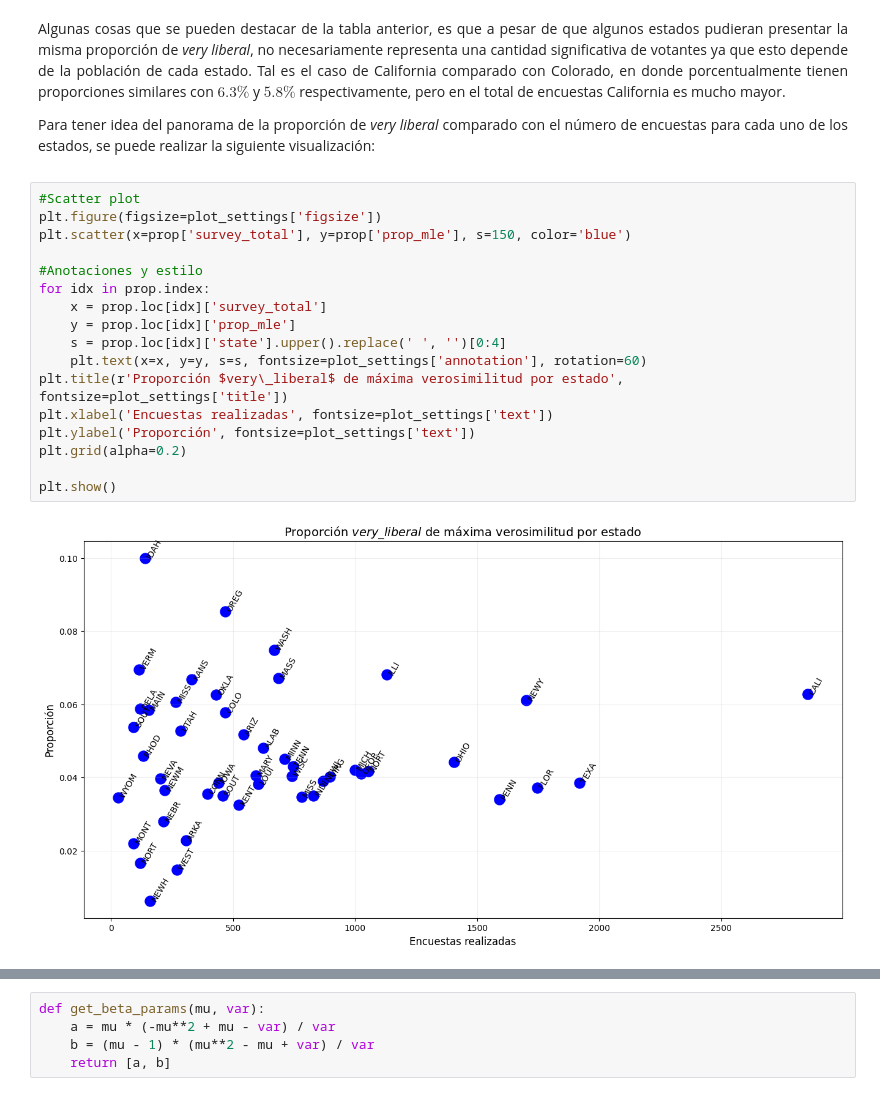
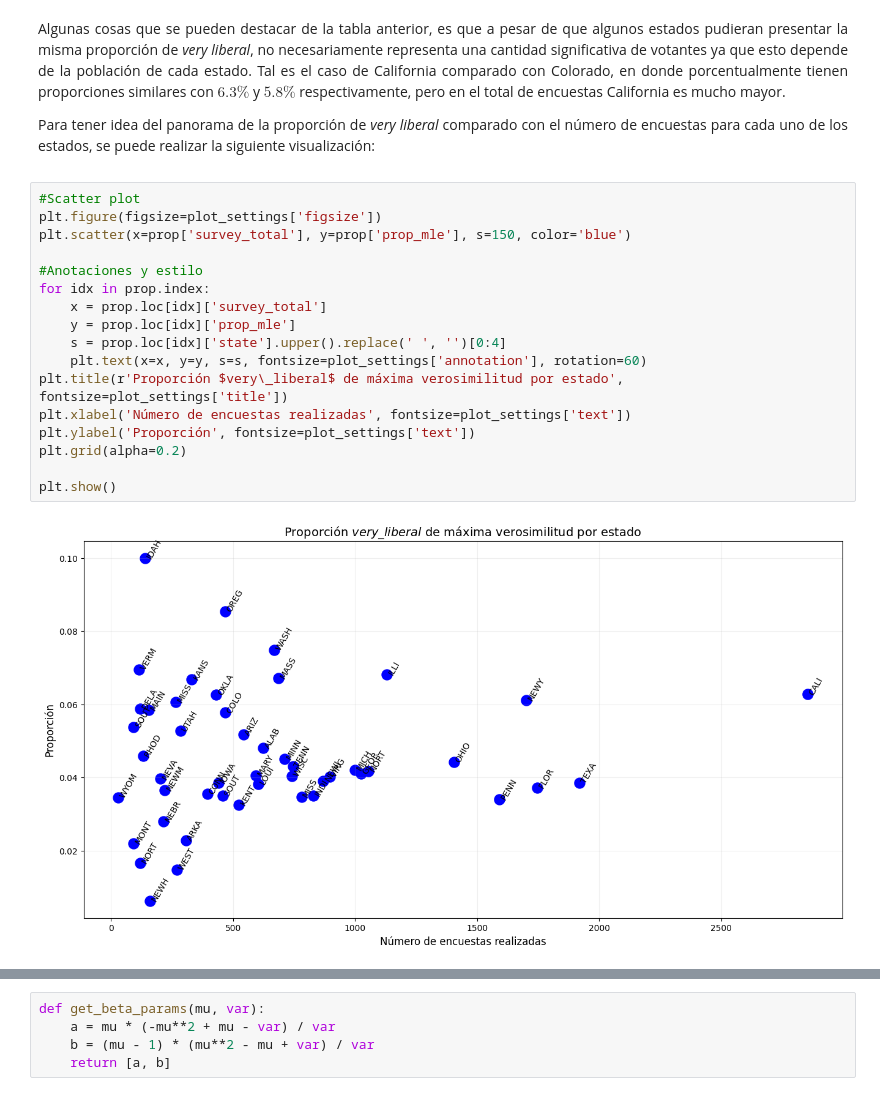
Before and after one commit to CAMM961001/bayes-first-steps, a Jupyter notebook: bayes-first-steps.ipynb, the cells around one changed output, grey strips where cells are left out. Saved outputs shown, nothing was run; the diff lists cells and outputs as text.

```diff
--- a/bayes-first-steps.ipynb
+++ b/bayes-first-steps.ipynb
@@ -103,22 +103,22 @@ Para tener idea del panorama de la proporción de _very liberal_ comparado con e
 # %%
 #Scatter plot
 plt.figure(figsize=plot_settings['figsize'])
 plt.scatter(x=prop['survey_total'], y=prop['prop_mle'], s=150, color='blue')
 
 #Anotaciones y estilo
 for idx in prop.index:
     x = prop.loc[idx]['survey_total']
     y = prop.loc[idx]['prop_mle']
     s = prop.loc[idx]['state'].upper().replace(' ', '')[0:4]
     plt.text(x=x, y=y, s=s, fontsize=plot_settings['annotation'], rotation=60)
 plt.title(r'Proporción $very\_liberal$ de máxima verosimilitud por estado', fontsize=plot_settings['title'])
-plt.xlabel('Encuestas realizadas', fontsize=plot_settings['text'])
+plt.xlabel('Número de encuestas realizadas', fontsize=plot_settings['text'])
 plt.ylabel('Proporción', fontsize=plot_settings['text'])
 plt.grid(alpha=0.2)
 
 plt.show()
 # %% [output]
-[figure, old version]
+[figure, new version]
 # %% [markdown]
 <div style="text-align: justify">
 
```
Also changed, not shown: parts of 11 cells of this notebook.
